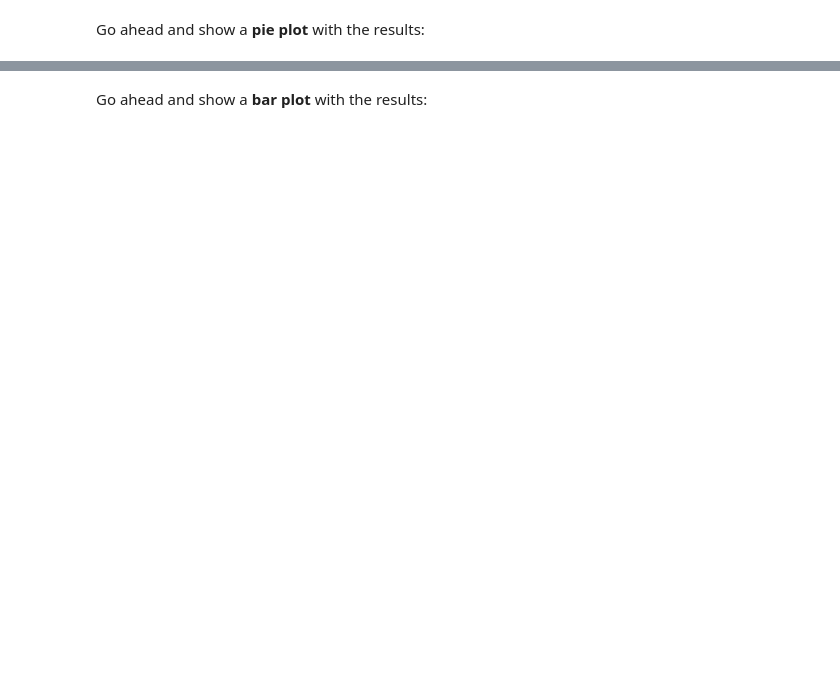
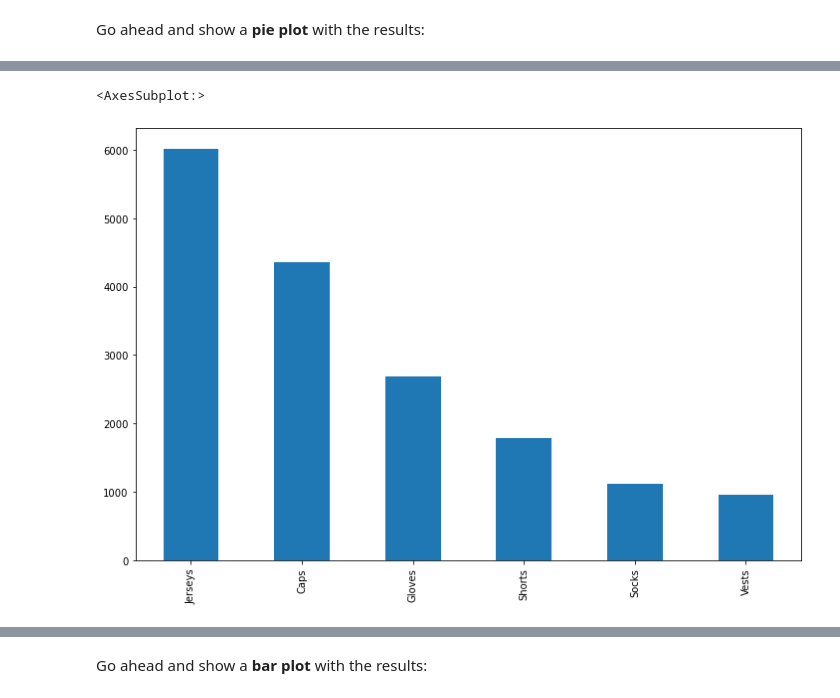
Before and after one commit to tokoth/FreeCodeCamp-Pandas-Real-Life-Example, a Jupyter notebook: Exercises_1.ipynb, the cells around one changed output, grey strips where cells are left out. Saved outputs shown, nothing was run; the diff lists cells and outputs as text; code cells hidden in the pictures; blank space fills up the shorter version.

```diff
--- a/Exercises_1.ipynb
+++ b/Exercises_1.ipynb
@@ -273,0 +441,3 @@ sales['Product_Category'].value_counts().plot(kind='pie', figsize=(6,6))
+# %%
+clothing = sales.loc[sales['Product_Category'] == 'Clothing', 'Sub_Category'].value_counts()
+clothing
@@ -274,3 +452,8 @@ sales['Product_Category'].value_counts().plot(kind='pie', figsize=(6,6))
+# %%
+clothing.plot(kind='bar', figsize=(12,8))
+# %% [output]
+<AxesSubplot:>
+[figure, added]
 # %%
 accessories = sales.loc[sales['Product_Category'] == 'Accessories', 'Sub_Category'].value_counts()
 
```
Also changed, not shown: parts of 43 cells of this notebook.
